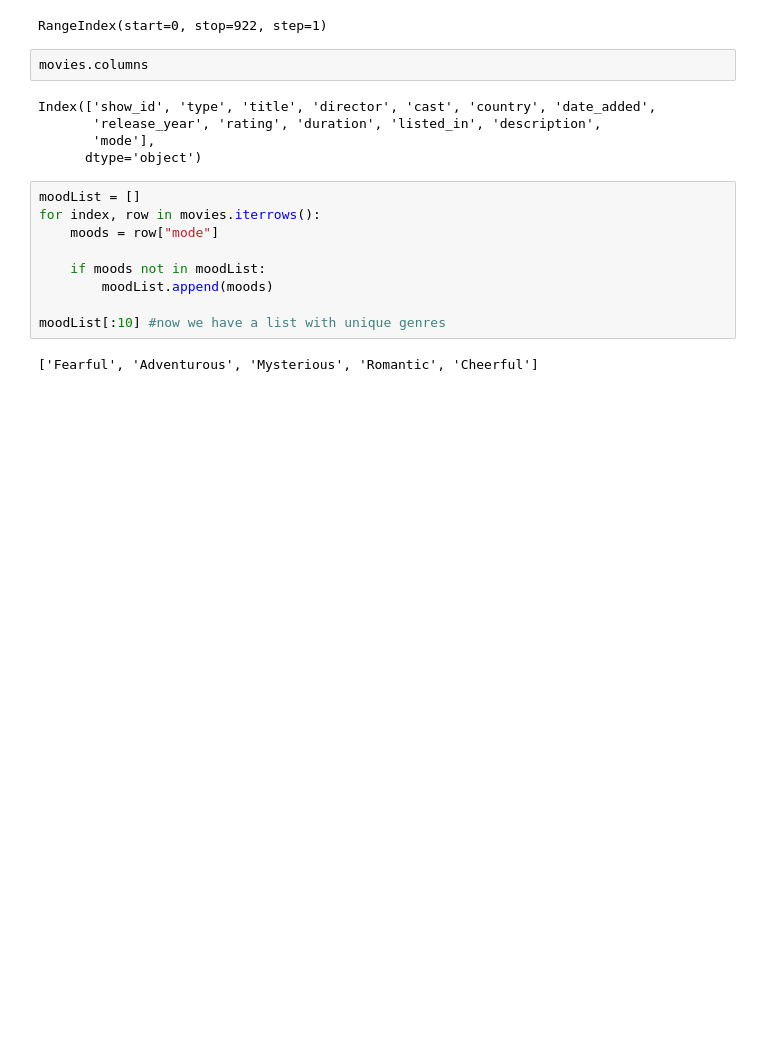
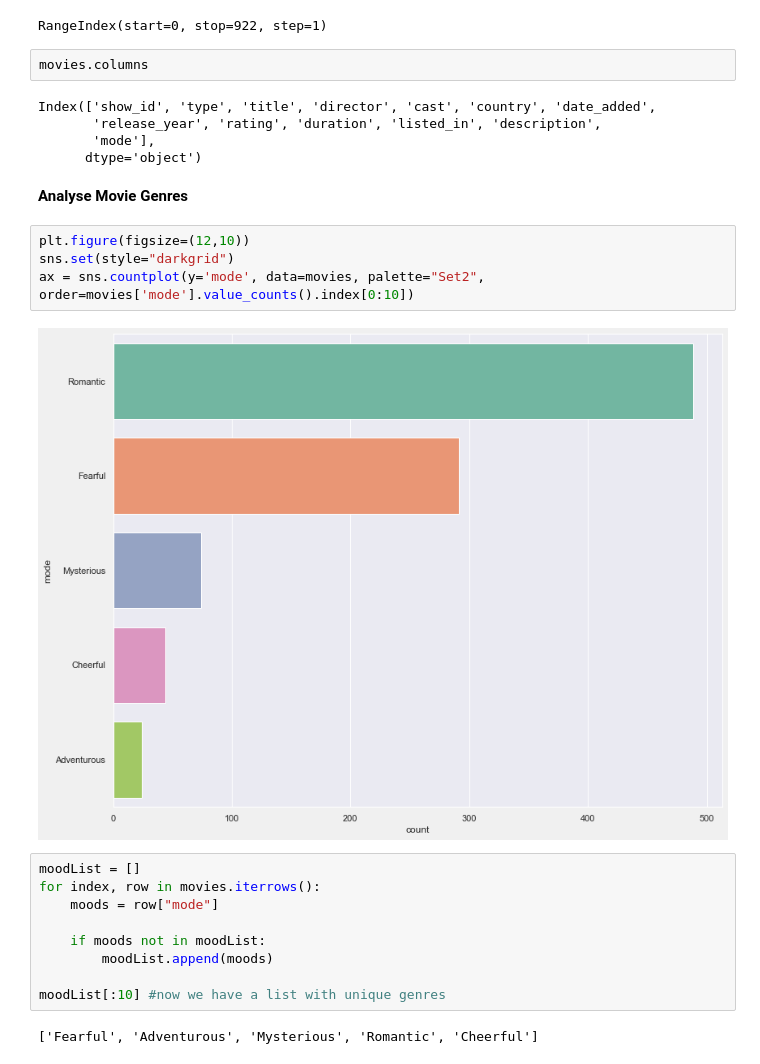
Before and after one commit to cht39482/DataAnalyticsProject, a Jupyter notebook: KnnAlgo.ipynb, the cells around one changed output. Cells and saved outputs as stored; diff of their text form; blank space fills up the shorter version.

Commit message:
add visualization for data preparation

```diff
--- a/KnnAlgo.ipynb
+++ b/KnnAlgo.ipynb
@@ -34,6 +40,14 @@ Index(['show_id', 'type', 'title', 'director', 'cast', 'country', 'date_added',
        'release_year', 'rating', 'duration', 'listed_in', 'description',
        'mode'],
       dtype='object')
+# %% [markdown]
+__Analyse Movie Genres__
+# %%
+plt.figure(figsize=(12,10))
+sns.set(style="darkgrid")
+ax = sns.countplot(y='mode', data=movies, palette="Set2", order=movies['mode'].value_counts().index[0:10])
+# %% [output]
+[figure, added]
 # %%
 moodList = []
 for index, row in movies.iterrows():
```
Also changed, not shown: parts of 9 cells of this notebook.
